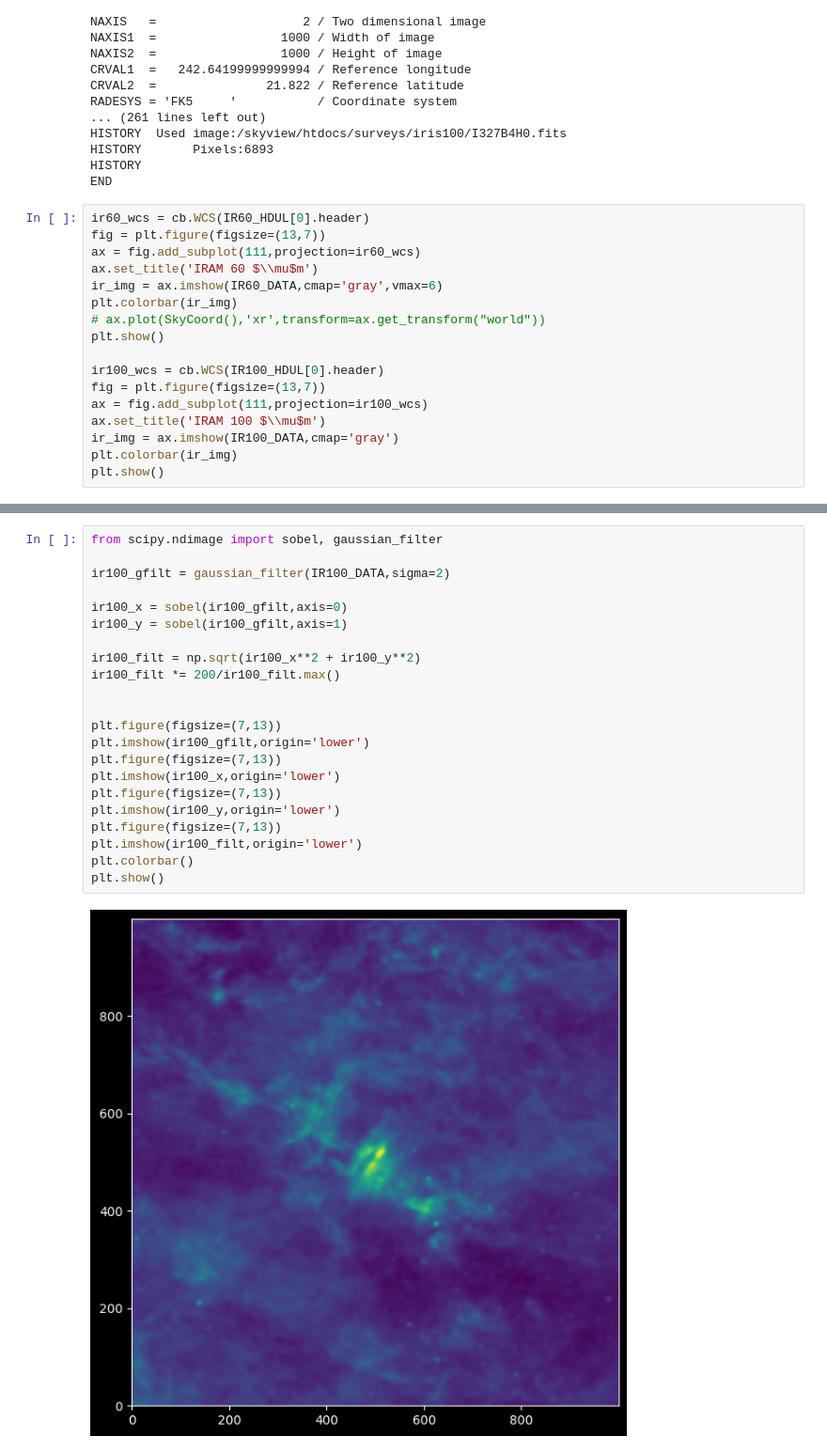
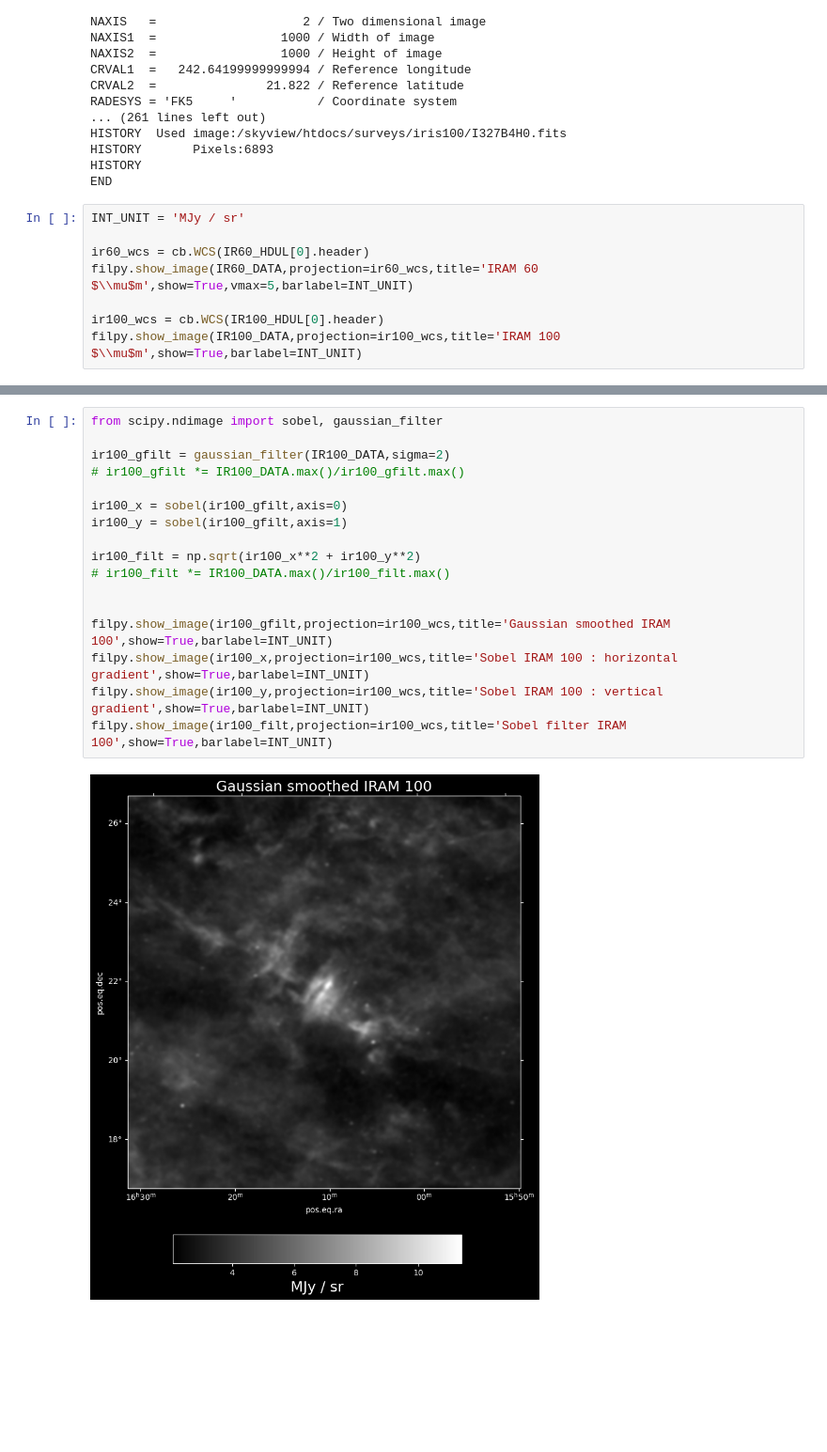
Before and after one commit to 00-berni/filaments_strc_param, a Jupyter notebook: notebook.ipynb, the cells around one changed output, grey strips where cells are left out. Shown at 94% size. Saved outputs shown, nothing was run; the diff lists cells and outputs as text; blank space fills up the shorter version.

```diff
--- a/notebook.ipynb
+++ b/notebook.ipynb
@@ -39,20 +44,11 @@ HISTORY       Pixels:6893
 HISTORY
 END
 # %%
+INT_UNIT = 'MJy / sr'
+
 ir60_wcs = cb.WCS(IR60_HDUL[0].header)
-fig = plt.figure(figsize=(13,7))
-ax = fig.add_subplot(111,projection=ir60_wcs)
-ax.set_title('IRAM 60 $\\mu$m')
-ir_img = ax.imshow(IR60_DATA,cmap='gray',vmax=6)
-plt.colorbar(ir_img)
-# ax.plot(SkyCoord(),'xr',transform=ax.get_transform("world"))
-plt.show()
+filpy.show_image(IR60_DATA,projection=ir60_wcs,title='IRAM 60 $\\mu$m',show=True,vmax=5,barlabel=INT_UNIT)
 
 ir100_wcs = cb.WCS(IR100_HDUL[0].header)
-fig = plt.figure(figsize=(13,7))
-ax = fig.add_subplot(111,projection=ir100_wcs)
-ax.set_title('IRAM 100 $\\mu$m')
-ir_img = ax.imshow(IR100_DATA,cmap='gray')
-plt.colorbar(ir_img)
-plt.show()
+filpy.show_image(IR100_DATA,projection=ir100_wcs,title='IRAM 100 $\\mu$m',show=True,barlabel=INT_UNIT)
 # %% [output]
@@ -65,24 +61,19 @@ Apply the Sobel filter to the image in order to magnify the edges
 # %%
 from scipy.ndimage import sobel, gaussian_filter
 
 ir100_gfilt = gaussian_filter(IR100_DATA,sigma=2)
+# ir100_gfilt *= IR100_DATA.max()/ir100_gfilt.max()
 
 ir100_x = sobel(ir100_gfilt,axis=0)
 ir100_y = sobel(ir100_gfilt,axis=1)
 
 ir100_filt = np.sqrt(ir100_x**2 + ir100_y**2)
-ir100_filt *= 200/ir100_filt.max()
+# ir100_filt *= IR100_DATA.max()/ir100_filt.max()
 
 
-plt.figure(figsize=(7,13))
-plt.imshow(ir100_gfilt,origin='lower')
-plt.figure(figsize=(7,13))
-plt.imshow(ir100_x,origin='lower')
-plt.figure(figsize=(7,13))
-plt.imshow(ir100_y,origin='lower')
-plt.figure(figsize=(7,13))
-plt.imshow(ir100_filt,origin='lower')
-plt.colorbar()
-plt.show()
+filpy.show_image(ir100_gfilt,projection=ir100_wcs,title='Gaussian smoothed IRAM 100',show=True,barlabel=INT_UNIT)
+filpy.show_image(ir100_x,projection=ir100_wcs,title='Sobel IRAM 100 : horizontal gradient',show=True,barlabel=INT_UNIT)
+filpy.show_image(ir100_y,projection=ir100_wcs,title='Sobel IRAM 100 : vertical gradient',show=True,barlabel=INT_UNIT)
+filpy.show_image(ir100_filt,projection=ir100_wcs,title='Sobel filter IRAM 100',show=True,barlabel=INT_UNIT)
 # %% [output]
-[figure, old version]
+[figure, new version]
```
Also changed, not shown: parts of 11 cells of this notebook.
